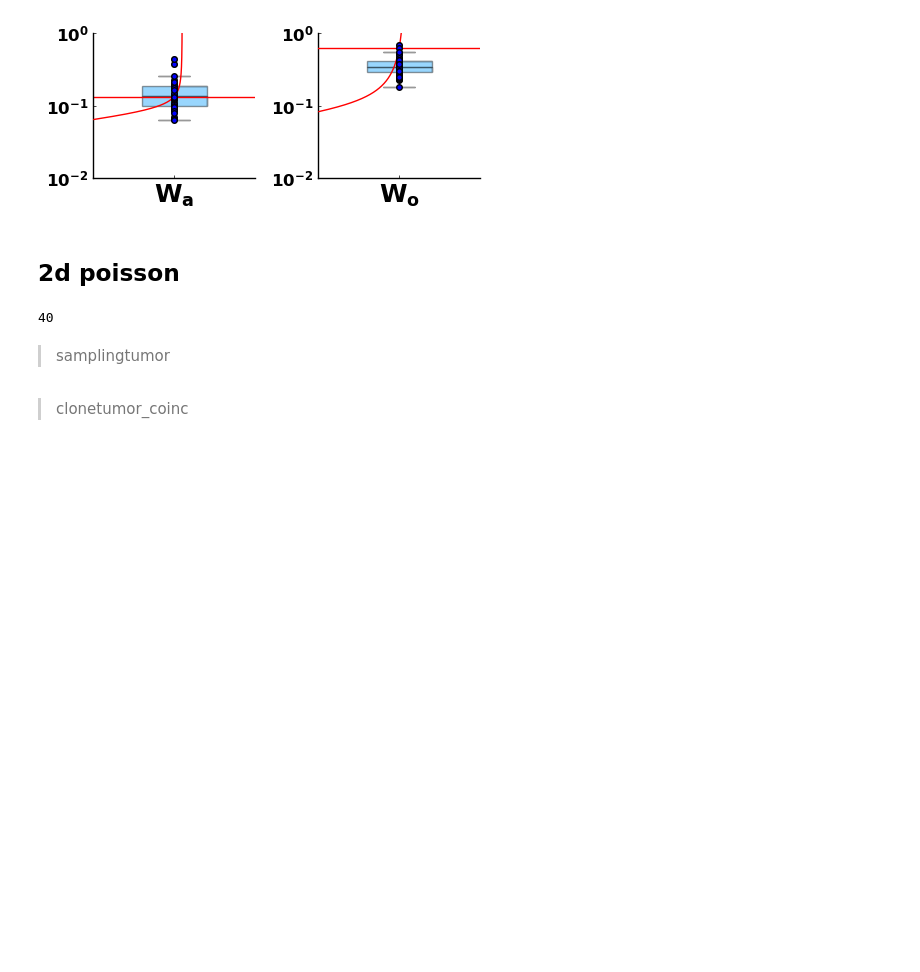
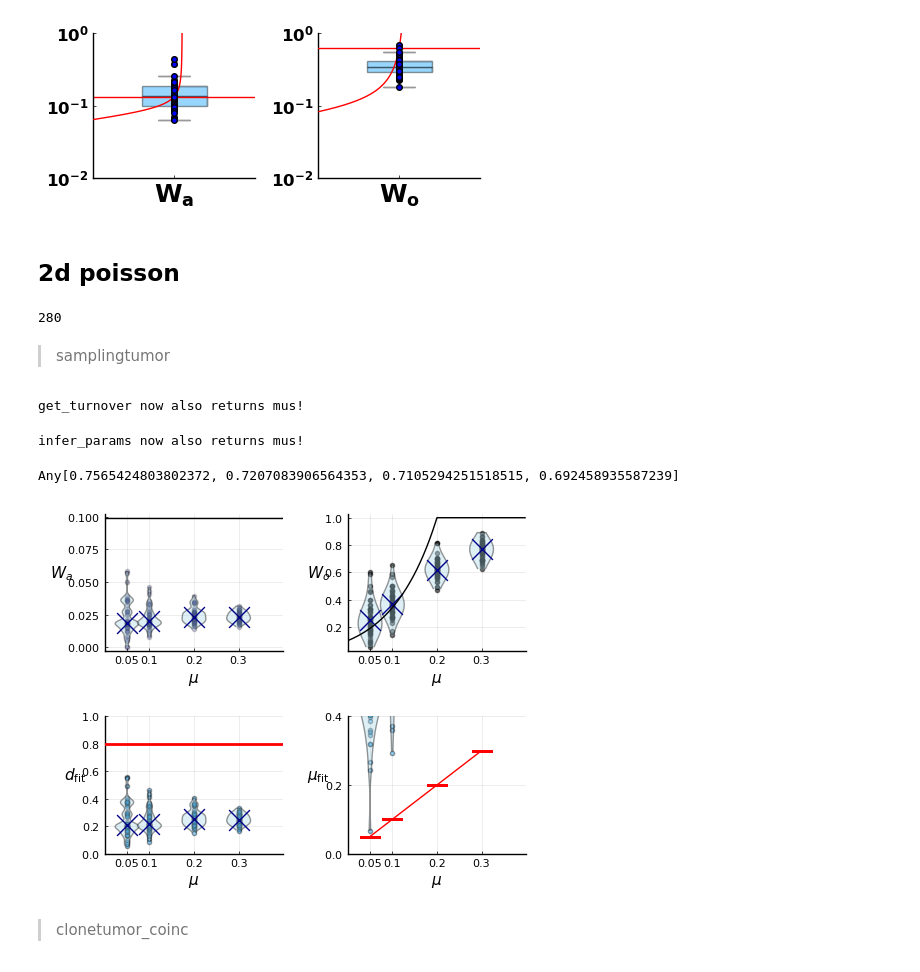
Before and after one commit to aangaji/Turnover, a Jupyter notebook: clustering_and_inference.ipynb, the cells around one changed output. Saved outputs shown, nothing was run; the diff lists cells and outputs as text; code cells hidden in the pictures; blank space fills up the shorter version.

```diff
--- a/clustering_and_inference.ipynb
+++ b/clustering_and_inference.ipynb
@@ -1,7 +1,7 @@
 # %% [markdown]
 # **Clone Clustering & Turnover Inference**
 # %%
-projectdir = "C:/Users/arman/OneDrive - Universität zu Köln/Dokumente/Uni-Köln/Masterarbeit/Workspace/Julia_Master/MasterProject_Julia/"
+projectdir = "C:/Users/ArmanAngaji/OneDrive - Universität zu Köln/Dokumente/Uni-Köln/Masterarbeit/Workspace/Julia_Master/MasterProject_Julia/"
 cd(projectdir)
 using Pkg; Pkg.activate(projectdir)
 
@@ -998,20 +834,3 @@ end
 # %% [output]
 d 0.9800620403899003 | 0.98, mu 0.008920628242396034 | 0.015
 [figure]
-# %%
-
-d, mu = 0.98, 0.015
-tumorinfo = filter( r-> r.d == d && r.μ == mu, tumorinfo_3d)
-
-f_min = 2
-ds, Wa, Wo = get_turnover(tumorinfo; f_min=f_min,
-    tumor_sample_col = :clonetumor_lichee,
-    sample_freq_col = :frequency,)
-
-ds, dfits, mufits = infer_params( tumorinfo; Wa, Wo,
-    usecorrection=true, estimate_N = false, N = N/f_min)
-mask = .!ismissing.(mufits)
-
-println("d ", median(dfits[mask]), " | ", d , ", mu ", median(mufits[mask]),  " | ", mu , )
-p = plot_method(N/ f_min, d, mu, ds,Wa,Wo,dfits[mask],mufits[mask])
-plot!(p[3], ylim=(1e-3,1))
@@ -1070,10 +886,39 @@ savefig(joinpath("Turnover\\turnover_plots\\inference", name*".png"))
 # %% [markdown]
 ## 2d poisson
 # %%
-N = 40
+N = 280
 # %% [output]
-40
+280
 # %% [markdown]
 > samplingtumor
+# %%
+let data = tumorinfo_2d
+
+    d = 0.8
+    f_min = 1/500
+    ds, mus, Wa, Wo = get_turnover(data; useknown_N = false, f_min=f_min,
+        tumor_sample_col = :samplingtumor,
+        sample_freq_col = :frequency,)
+
+    mask = .!(isnan.(Wo))
+    p1 = plot_turnover_violin_vary_mu(mus[mask], Wa[mask], Wo[mask];
+        d = d, N=N, yguidefontrotation=-90, size=(500,200),
+        usecorrection=true, xlim=[0., 0.4], xticks= unique(mus), scalex=15)
+    # plot!(p1[1],  yticks=0:0.1:0.3,)
+
+    ds, mus, dfits, mufits = infer_params( data; Wa, Wo,
+        usecorrection=true, estimate_N = false, N = N)
+    println(first(mufits,4))
+    mask = .!ismissing.(mufits)
+    p2 = plot_infresult_violin_vary_mu(mus[mask], dfits[mask], mufits[mask]; d=d, size=(500,200),
+        xlim=[0., 0.4], xticks= unique(mus), ylim_mu=(0.,0.4), scalex=15)
+
+    plot(p1,p2, layout = (2,1), size=(500,400))
+end
+# %% [output]
+get_turnover now also returns mus!
+infer_params now also returns mus!
+Any[0.7565424803802372, 0.7207083906564353, 0.7105294251518515, 0.692458935587239]
+[figure, added]
 # %% [markdown]
 > clonetumor_coinc
```
Also changed, not shown: parts of 87 cells of this notebook, 11 other files.
